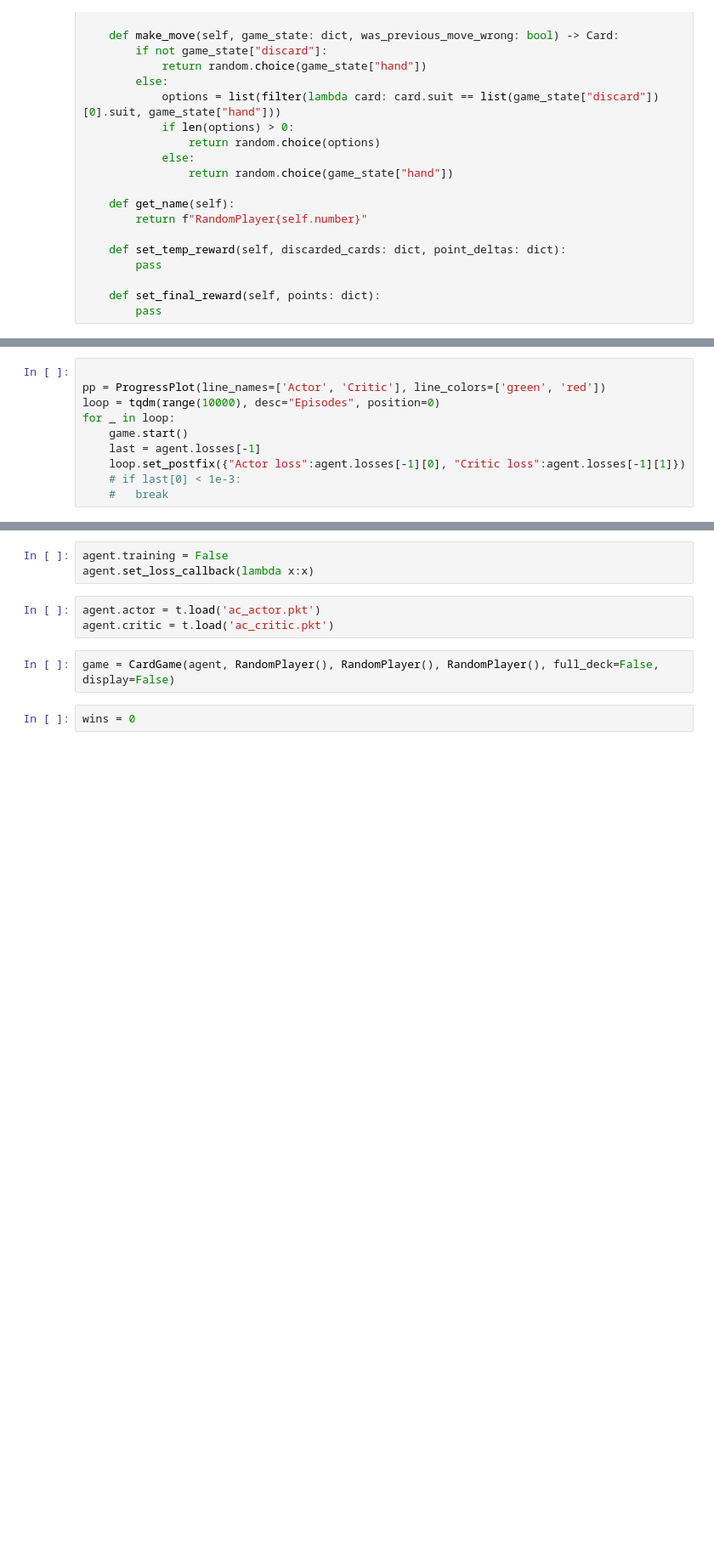
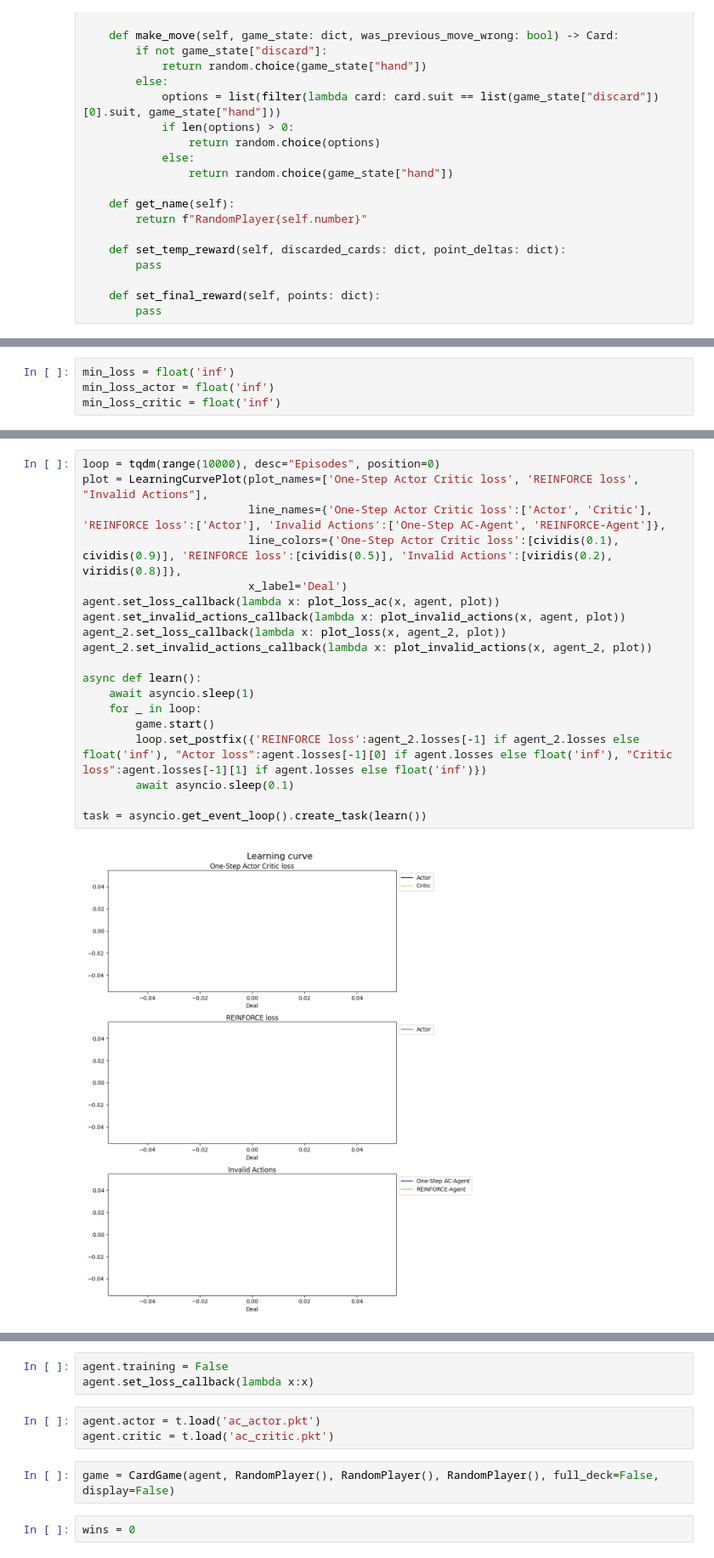
Before and after one commit to k-chr/CardGame, a Jupyter notebook: training.ipynb, the cells around one changed output, grey strips where cells are left out. Shown: that part at 85% size. Cells and saved outputs as stored; diff of their text form; blank space fills up the shorter version.

```diff
--- a/training.ipynb
+++ b/training.ipynb
@@ -63 +75,5 @@ min_loss_critic = float('inf')
+# %%
+min_loss = float('inf')
+min_loss_actor = float('inf')
+min_loss_critic = float('inf')
 # %%
@@ -126,10 +119,0 @@ import numpy as np
-# %%
-
-pp = ProgressPlot(line_names=['Actor', 'Critic'], line_colors=['green', 'red'])
-loop = tqdm(range(10000), desc="Episodes", position=0)
-for _ in loop:
-	game.start()
-	last = agent.losses[-1]
-	loop.set_postfix({"Actor loss":agent.losses[-1][0], "Critic loss":agent.losses[-1][1]})
-	# if last[0] < 1e-3:
-	# 	break
@@ -159,0 +180,21 @@ Upgraded critic to loss to: 43.22027628730139
+# %%
+loop = tqdm(range(10000), desc="Episodes", position=0)
+plot = LearningCurvePlot(plot_names=['One-Step Actor Critic loss', 'REINFORCE loss', "Invalid Actions"],
+                         line_names={'One-Step Actor Critic loss':['Actor', 'Critic'], 'REINFORCE loss':['Actor'], 'Invalid Actions':['One-Step AC-Agent', 'REINFORCE-Agent']},
+                         line_colors={'One-Step Actor Critic loss':[cividis(0.1), cividis(0.9)], 'REINFORCE loss':[cividis(0.5)], 'Invalid Actions':[viridis(0.2), viridis(0.8)]},
+                         x_label='Deal')
+agent.set_loss_callback(lambda x: plot_loss_ac(x, agent, plot))
+agent.set_invalid_actions_callback(lambda x: plot_invalid_actions(x, agent, plot))
+agent_2.set_loss_callback(lambda x: plot_loss(x, agent_2, plot))
+agent_2.set_invalid_actions_callback(lambda x: plot_invalid_actions(x, agent_2, plot))
+
+async def learn():
+    await asyncio.sleep(1)
+    for _ in loop:
+        game.start()
+        loop.set_postfix({'REINFORCE loss':agent_2.losses[-1] if agent_2.losses else float('inf'), "Actor loss":agent.losses[-1][0] if agent.losses else float('inf'), "Critic loss":agent.losses[-1][1] if agent.losses else float('inf')})
+        await asyncio.sleep(0.1)
+
+task = asyncio.get_event_loop().create_task(learn())
+# %% [output]
+[figure, added]
```
Also changed, not shown: parts of 21 cells of this notebook, 1 other file.
